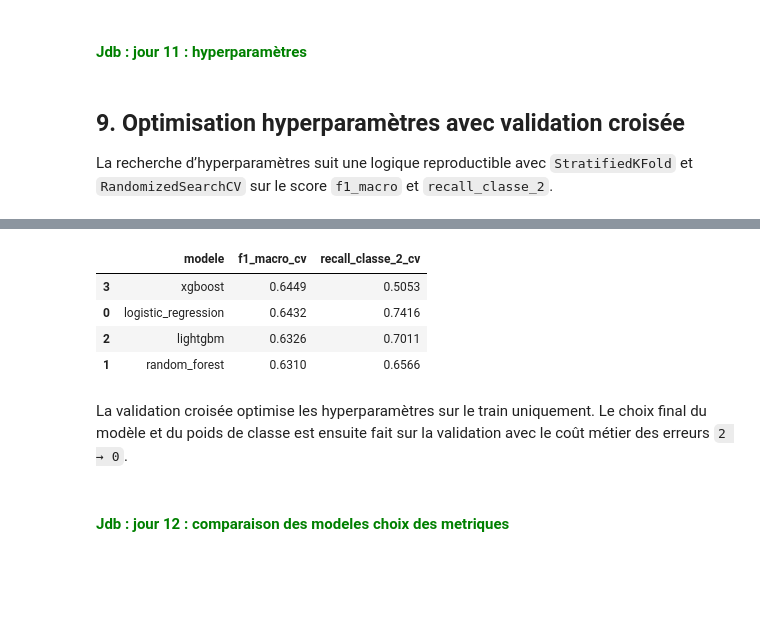
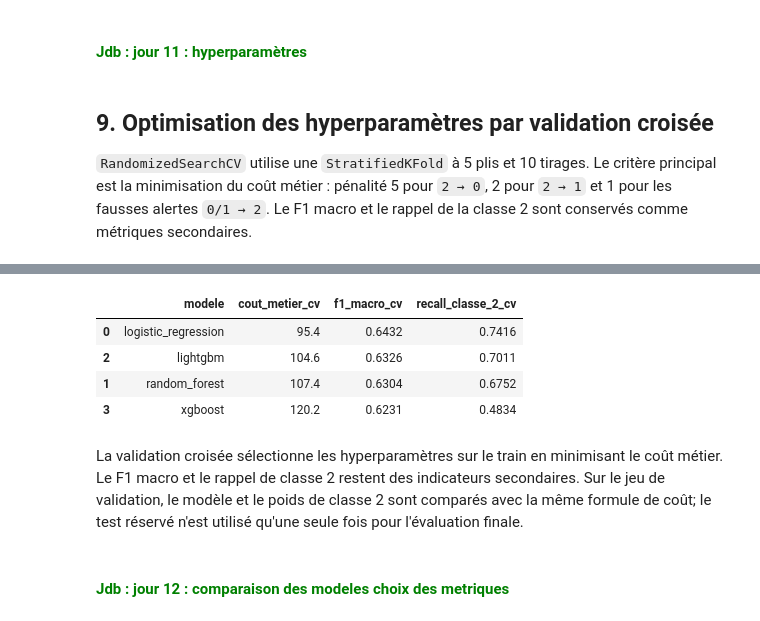
Before and after one commit to ChristelleConstancias/ProjetClassementDemandeurEmploi, a Jupyter notebook: notebooks/Classement_demandeur.ipynb, the cells around one changed output, grey strips where cells are left out. Drawn from its saved outputs; the diff is of its cells as text; code cells hidden in the pictures; blank space fills up the shorter version.

```diff
--- a/notebooks/Classement_demandeur.ipynb
+++ b/notebooks/Classement_demandeur.ipynb
@@ -1161,7 +1161,7 @@ def build_pipeline(scenario_name: str, model_name: str):
         )
     elif model_name == "lightgbm":
         model = LGBMClassifier(
-            n_estimators=250,
+            n_estimators=200,
             learning_rate=0.05,
             max_depth=6,
             random_state=SEED,
@@ -1169,7 +1169,7 @@ def build_pipeline(scenario_name: str, model_name: str):
         )
     elif model_name == "xgboost":
         model = XGBClassifier(
-            n_estimators=250,
+            n_estimators=200,
             max_depth=6,
             learning_rate=0.1,
             objective="multi:softprob",
@@ -1186,10 +1186,10 @@ validation_comparison = []
 for scenario_name in scenario_definitions:
     for model_name in ["logistic_regression", "random_forest", "lightgbm", "xgboost"]:
         pipe = build_pipeline(scenario_name, model_name)
-        X_train_s, X_validation_s, _, _, _, y_validation_s = build_scenario_split(
+        X_train_s, X_validation_s, _, y_train_s, y_validation_s, _ = build_scenario_split(
             scenario_definitions[scenario_name]["features"]
         )
-        pipe.fit(X_train_s, y.loc[indices_train])
+        pipe.fit(X_train_s, y_train_s)
         pred_validation = pipe.predict(X_validation_s)
         matrix = confusion_matrix(y_validation_s, pred_validation, labels=[0, 1, 2])
         validation_comparison.append({
@@ -1284,17 +1284,19 @@ for model_name, pipeline_model in base_models.items():
         ),
         "erreurs_2_vers_0_validation": int(matrix[2, 0]),
         "erreurs_2_vers_1_validation": int(matrix[2, 1]),
+        "fausses_alertes_0_ou_1_vers_2": int(matrix[0, 2] + matrix[1, 2]),
     })
 
 results_base_df = pd.DataFrame(results_base)
 results_base_df["cout_metier_validation"] = (
     5 * results_base_df["erreurs_2_vers_0_validation"]
-    + results_base_df["erreurs_2_vers_1_validation"]
+    + 2 * results_base_df["erreurs_2_vers_1_validation"]
+    + results_base_df["fausses_alertes_0_ou_1_vers_2"]
 )
 display(
     results_base_df.sort_values(
-        ["cout_metier_validation", "recall_classe_2_validation", "f1_macro_validation"],
-        ascending=[True, False, False],
+        ["cout_metier_validation", "erreurs_2_vers_0_validation", "recall_classe_2_validation", "f1_macro_validation"],
+        ascending=[True, True, False, False],
     )
 )
 # %% [output]
@@ -1308,9 +1310,9 @@ Ces scores de base sont calculés sur la validation. Le choix final prendra en c
 # %% [markdown]
 <h4 style="color:green">Jdb : jour 11 : hyperparamètres
 # %% [markdown]
-## 9. Optimisation hyperparamètres avec validation croisée
+## 9. Optimisation des hyperparamètres par validation croisée
 
-La recherche d’hyperparamètres suit une logique reproductible avec `StratifiedKFold` et `RandomizedSearchCV` sur le score `f1_macro` et `recall_classe_2`.
+`RandomizedSearchCV` utilise une `StratifiedKFold` à 5 plis et 10 tirages. Le critère principal est la minimisation du coût métier : pénalité 5 pour `2 → 0`, 2 pour `2 → 1` et 1 pour les fausses alertes `0/1 → 2`. Le F1 macro et le rappel de la classe 2 sont conservés comme métriques secondaires.
 # %%
 from scipy.stats import loguniform, randint, uniform
 from sklearn.metrics import make_scorer, recall_score
@@ -1363,7 +1365,24 @@ search_space = {
     "xgboost": xgb_search,
 }
 
+
+def calculer_cout_metier_cv(y_true, y_pred):
+    matrice = confusion_matrix(y_true, y_pred, labels=[0, 1, 2])
+    erreurs_2_vers_0 = matrice[2, 0]
+    erreurs_2_vers_1 = matrice[2, 1]
+    fausses_alertes_vers_2 = matrice[0, 2] + matrice[1, 2]
+    return (
+        5 * erreurs_2_vers_0
+        + 2 * erreurs_2_vers_1
+        + fausses_alertes_vers_2
+    )
+
+
 scoring_metrics = {
+    "cout_metier": make_scorer(
+        calculer_cout_metier_cv,
+        greater_is_better=False,
+    ),
     "f1_macro": "f1_macro",
     "recall_classe_2": make_scorer(
         recall_score,
@@ -1382,7 +1401,7 @@ for key, grid in search_space.items():
         param_distributions=grid,
         n_iter=10,
         scoring=scoring_metrics,
-        refit="f1_macro",
+        refit="cout_metier",
         cv=cv,
         random_state=SEED,
         n_jobs=-1,
@@ -1392,18 +1411,25 @@ for key, grid in search_space.items():
     best_models[key] = search
 
     best_index = search.best_index_
+    cout_metier_cv = -search.cv_results_["mean_test_cout_metier"][best_index]
     f1_macro_cv = search.cv_results_["mean_test_f1_macro"][best_index]
     recall_classe_2_cv = search.cv_results_["mean_test_recall_classe_2"][best_index]
     cv_summary.append({
         "modele": key,
+        "cout_metier_cv": cout_metier_cv,
         "f1_macro_cv": f1_macro_cv,
         "recall_classe_2_cv": recall_classe_2_cv,
     })
 
-    print(f"\n{key}: meilleurs hyperparamètres selon le F1 macro")
+    print(f"\n{key}: meilleurs hyperparamètres selon le coût métier")
+    print(f"Coût métier moyen CV = {cout_metier_cv:.4f}")
     print(f"F1 macro moyen CV = {f1_macro_cv:.4f}")
     print(f"Recall classe 2 moyen CV = {recall_classe_2_cv:.4f}")
     print(search.best_params_)
 
-display(pd.DataFrame(cv_summary).sort_values("f1_macro_cv", ascending=False).round(4))
+display(
+    pd.DataFrame(cv_summary)
+    .sort_values("cout_metier_cv", ascending=True)
+    .round(4)
+)
 # %% [output]
@@ -1429,10 +1453,10 @@ Recall classe 2 moyen CV = 0.5053
-|  | modele | f1_macro_cv | recall_classe_2_cv |
-| 3 | xgboost | 0.6449 | 0.5053 |
-| 0 | logistic_regression | 0.6432 | 0.7416 |
-| 2 | lightgbm | 0.6326 | 0.7011 |
-| 1 | random_forest | 0.6310 | 0.6566 |
+|  | modele | cout_metier_cv | f1_macro_cv | recall_classe_2_cv |
+| 0 | logistic_regression | 95.4 | 0.6432 | 0.7416 |
+| 2 | lightgbm | 104.6 | 0.6326 | 0.7011 |
+| 1 | random_forest | 107.4 | 0.6304 | 0.6752 |
+| 3 | xgboost | 120.2 | 0.6231 | 0.4834 |
 # %% [markdown]
-La validation croisée optimise les hyperparamètres sur le train uniquement. Le choix final du modèle et du poids de classe est ensuite fait sur la validation avec le coût métier des erreurs `2 → 0`.
+La validation croisée sélectionne les hyperparamètres sur le train en minimisant le coût métier. Le F1 macro et le rappel de classe 2 restent des indicateurs secondaires. Sur le jeu de validation, le modèle et le poids de classe 2 sont comparés avec la même formule de coût; le test réservé n'est utilisé qu'une seule fois pour l'évaluation finale.
 # %% [markdown]
 <h4 style="color:green">Jdb : jour 12 : comparaison des modeles choix des metriques
 # %% [markdown]
```
Also changed, not shown: parts of 8 cells of this notebook, 5 other files.
